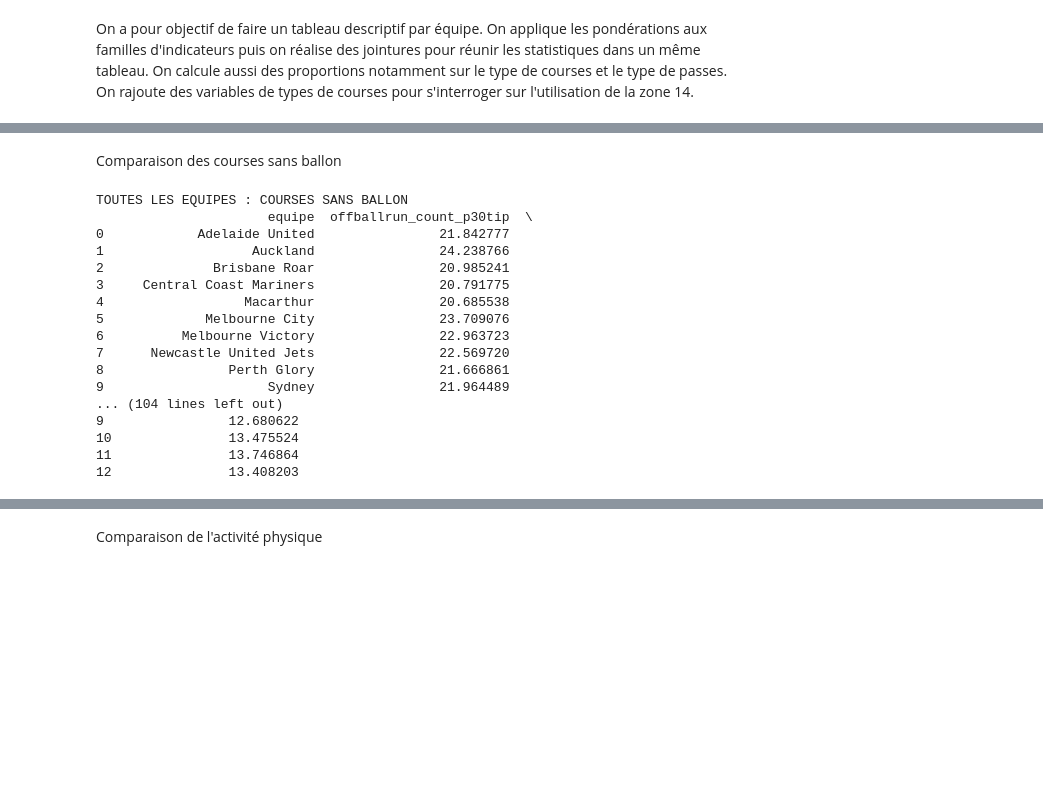
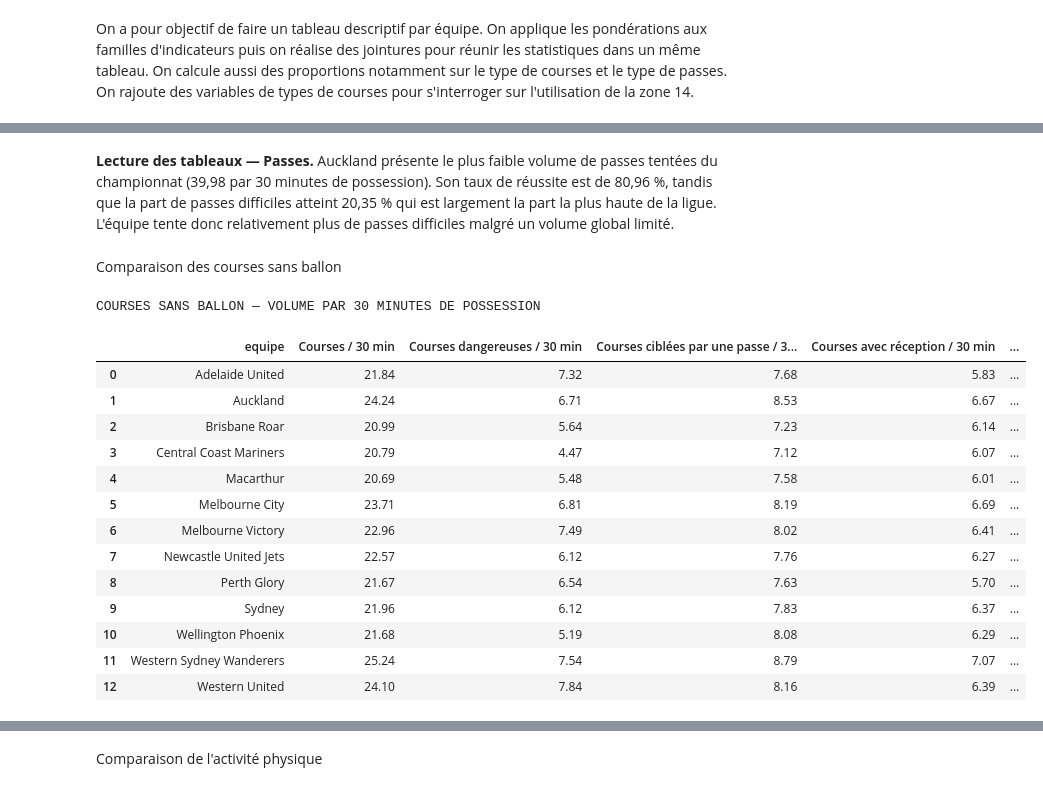
Before and after one commit to lfaivre1/PythonDS_foot, a Jupyter notebook: Notebooks/01_exploration_donnees.ipynb, the cells around one changed output, grey strips where cells are left out. Drawn from its saved outputs; the diff is of its cells as text; code cells hidden in the pictures; blank space fills up the shorter version.

```diff
--- a/Notebooks/01_exploration_donnees.ipynb
+++ b/Notebooks/01_exploration_donnees.ipynb
@@ -204,24 +292,24 @@ TOUTES LES EQUIPES : LES PASSES
+# %% [markdown]
+**Lecture des tableaux — Passes.** Auckland présente le plus faible volume de passes tentées du championnat (39,98 par 30 minutes de possession). Son taux de réussite est de 80,96 %, tandis que la part de passes difficiles atteint 20,35 % qui est largement la part la plus haute de la ligue. L'équipe tente donc relativement plus de passes difficiles malgré un volume global limité.
 # %% [markdown]
 Comparaison des courses sans ballon
 # %%
-#on affiche les stats descriptives sur les courses
-print('\nTOUTES LES EQUIPES : COURSES SANS BALLON')
-print(equipes[['equipe'] + variables_courses + variables_types + ['part_courses_dangereuses', 'part_courses_dos_defense', 'part_courses_courtes', 'offballrun_avgdistance']])
+#on affiche les statistiques sur les courses
+print('COURSES SANS BALLON — VOLUME PAR 30 MINUTES DE POSSESSION')
+equipes[['equipe'] + variables_courses].rename(columns=noms_variables).round(2)
 # %% [output]
-TOUTES LES EQUIPES : COURSES SANS BALLON
-                      equipe  offballrun_count_p30tip  \
-0            Adelaide United                21.842777
-1                   Auckland                24.238766
-2              Brisbane Roar                20.985241
-3     Central Coast Mariners                20.791775
-4                  Macarthur                20.685538
-5             Melbourne City                23.709076
-6          Melbourne Victory                22.963723
-7      Newcastle United Jets                22.569720
-8                Perth Glory                21.666861
-9                     Sydney                21.964489
-... (104 lines left out)
-9                12.680622
-10               13.475524
-11               13.746864
-12               13.408203
+COURSES SANS BALLON — VOLUME PAR 30 MINUTES DE POSSESSION
+|  | equipe | Courses / 30 min | Courses dangereuses / 30 min | Courses ciblées par une passe / 3... | Courses avec réception / 30 min | ... |
+| 0 | Adelaide United | 21.84 | 7.32 | 7.68 | 5.83 | ... |
+| 1 | Auckland | 24.24 | 6.71 | 8.53 | 6.67 | ... |
+| 2 | Brisbane Roar | 20.99 | 5.64 | 7.23 | 6.14 | ... |
+| 3 | Central Coast Mariners | 20.79 | 4.47 | 7.12 | 6.07 | ... |
+| 4 | Macarthur | 20.69 | 5.48 | 7.58 | 6.01 | ... |
+| 5 | Melbourne City | 23.71 | 6.81 | 8.19 | 6.69 | ... |
+| 6 | Melbourne Victory | 22.96 | 7.49 | 8.02 | 6.41 | ... |
+| 7 | Newcastle United Jets | 22.57 | 6.12 | 7.76 | 6.27 | ... |
+| 8 | Perth Glory | 21.67 | 6.54 | 7.63 | 5.70 | ... |
+| 9 | Sydney | 21.96 | 6.12 | 7.83 | 6.37 | ... |
+| 10 | Wellington Phoenix | 21.68 | 5.19 | 8.08 | 6.29 | ... |
+| 11 | Western Sydney Wanderers | 25.24 | 7.54 | 8.79 | 7.07 | ... |
+| 12 | Western United | 24.10 | 7.84 | 8.16 | 6.39 | ... |
```
Also changed, not shown: parts of 35 cells of this notebook.
